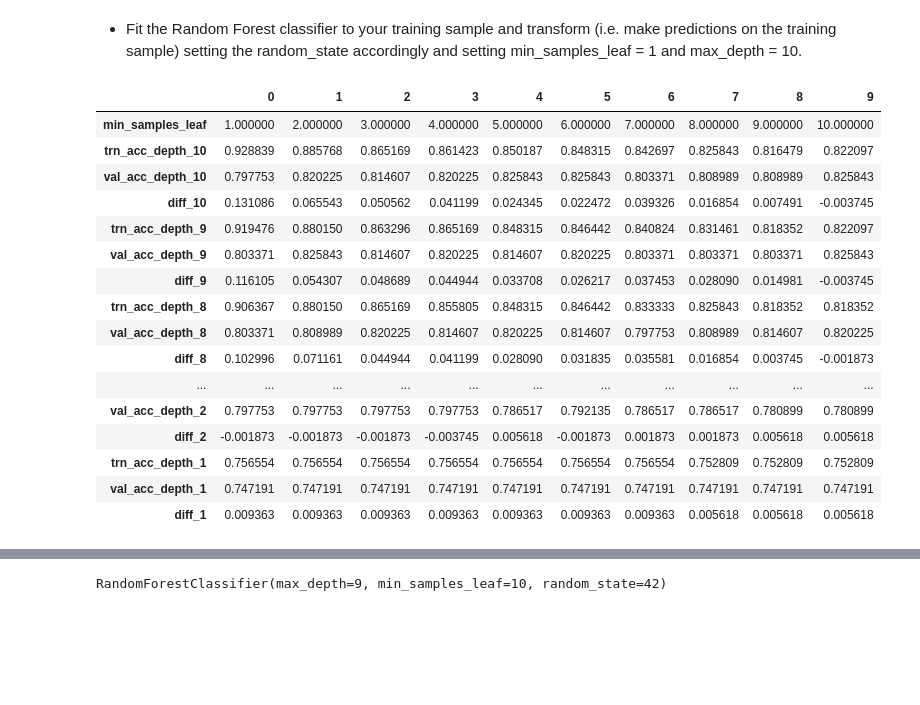
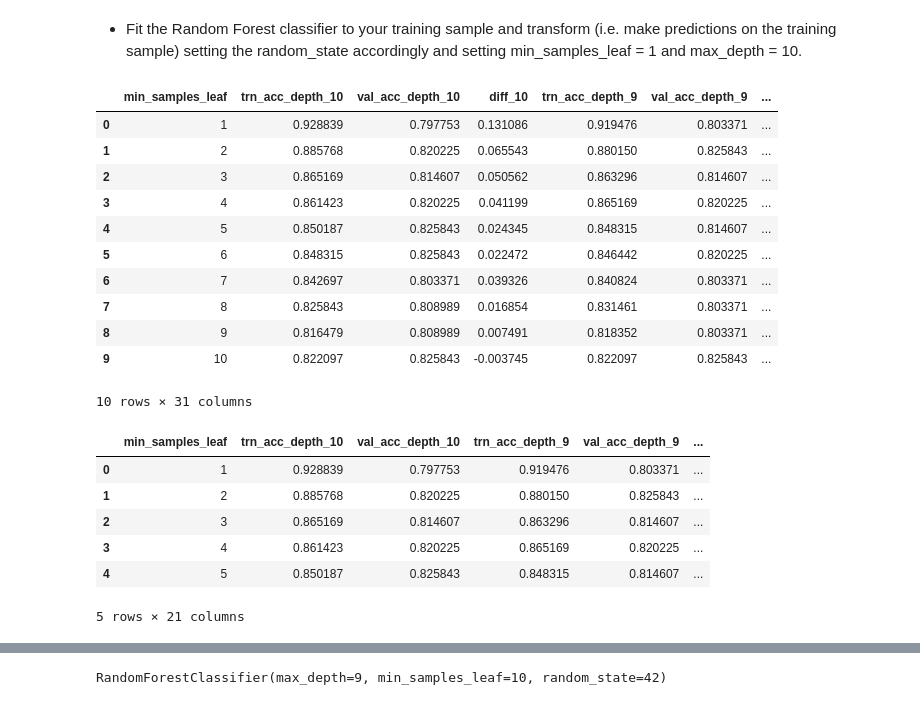
Before and after one commit to corey-hermesch/classification-exercises, a Jupyter notebook: random_forests.ipynb, the cells around one changed output, grey strips where cells are left out. Cells and saved outputs as stored; diff of their text form; code cells hidden in the pictures; blank space fills up the shorter version.

```diff
--- a/random_forests.ipynb
+++ b/random_forests.ipynb
@@ -190,22 +194,29 @@ for y in range(10, 0, -1): # max_depth = 10-1
 # Might have to visualize one depth at a time or one min_samples_leaf at a time (so 10 graphs)
 # %%
 # this one has results with criterion = 'entropy'.  Looks pretty similar
-rf_acc_df.T
+rf_acc_df
 # %% [output]
-|  | 0 | 1 | 2 | 3 | 4 | 5 | 6 | 7 | 8 | 9 |
-| min_samples_leaf | 1.000000 | 2.000000 | 3.000000 | 4.000000 | 5.000000 | 6.000000 | 7.000000 | 8.000000 | 9.000000 | 10.000000 |
-| trn_acc_depth_10 | 0.928839 | 0.885768 | 0.865169 | 0.861423 | 0.850187 | 0.848315 | 0.842697 | 0.825843 | 0.816479 | 0.822097 |
-| val_acc_depth_10 | 0.797753 | 0.820225 | 0.814607 | 0.820225 | 0.825843 | 0.825843 | 0.803371 | 0.808989 | 0.808989 | 0.825843 |
-| diff_10 | 0.131086 | 0.065543 | 0.050562 | 0.041199 | 0.024345 | 0.022472 | 0.039326 | 0.016854 | 0.007491 | -0.003745 |
-| trn_acc_depth_9 | 0.919476 | 0.880150 | 0.863296 | 0.865169 | 0.848315 | 0.846442 | 0.840824 | 0.831461 | 0.818352 | 0.822097 |
-| val_acc_depth_9 | 0.803371 | 0.825843 | 0.814607 | 0.820225 | 0.814607 | 0.820225 | 0.803371 | 0.803371 | 0.803371 | 0.825843 |
-| diff_9 | 0.116105 | 0.054307 | 0.048689 | 0.044944 | 0.033708 | 0.026217 | 0.037453 | 0.028090 | 0.014981 | -0.003745 |
-| trn_acc_depth_8 | 0.906367 | 0.880150 | 0.865169 | 0.855805 | 0.848315 | 0.846442 | 0.833333 | 0.825843 | 0.818352 | 0.818352 |
-| val_acc_depth_8 | 0.803371 | 0.808989 | 0.820225 | 0.814607 | 0.820225 | 0.814607 | 0.797753 | 0.808989 | 0.814607 | 0.820225 |
-| diff_8 | 0.102996 | 0.071161 | 0.044944 | 0.041199 | 0.028090 | 0.031835 | 0.035581 | 0.016854 | 0.003745 | -0.001873 |
-| ... | ... | ... | ... | ... | ... | ... | ... | ... | ... | ... |
-| val_acc_depth_2 | 0.797753 | 0.797753 | 0.797753 | 0.797753 | 0.786517 | 0.792135 | 0.786517 | 0.786517 | 0.780899 | 0.780899 |
-| diff_2 | -0.001873 | -0.001873 | -0.001873 | -0.003745 | 0.005618 | -0.001873 | 0.001873 | 0.001873 | 0.005618 | 0.005618 |
-| trn_acc_depth_1 | 0.756554 | 0.756554 | 0.756554 | 0.756554 | 0.756554 | 0.756554 | 0.756554 | 0.752809 | 0.752809 | 0.752809 |
-| val_acc_depth_1 | 0.747191 | 0.747191 | 0.747191 | 0.747191 | 0.747191 | 0.747191 | 0.747191 | 0.747191 | 0.747191 | 0.747191 |
-| diff_1 | 0.009363 | 0.009363 | 0.009363 | 0.009363 | 0.009363 | 0.009363 | 0.009363 | 0.005618 | 0.005618 | 0.005618 |
+|  | min_samples_leaf | trn_acc_depth_10 | val_acc_depth_10 | diff_10 | trn_acc_depth_9 | val_acc_depth_9 | ... |
+| 0 | 1 | 0.928839 | 0.797753 | 0.131086 | 0.919476 | 0.803371 | ... |
+| 1 | 2 | 0.885768 | 0.820225 | 0.065543 | 0.880150 | 0.825843 | ... |
+| 2 | 3 | 0.865169 | 0.814607 | 0.050562 | 0.863296 | 0.814607 | ... |
+| 3 | 4 | 0.861423 | 0.820225 | 0.041199 | 0.865169 | 0.820225 | ... |
+| 4 | 5 | 0.850187 | 0.825843 | 0.024345 | 0.848315 | 0.814607 | ... |
+| 5 | 6 | 0.848315 | 0.825843 | 0.022472 | 0.846442 | 0.820225 | ... |
+| 6 | 7 | 0.842697 | 0.803371 | 0.039326 | 0.840824 | 0.803371 | ... |
+| 7 | 8 | 0.825843 | 0.808989 | 0.016854 | 0.831461 | 0.803371 | ... |
+| 8 | 9 | 0.816479 | 0.808989 | 0.007491 | 0.818352 | 0.803371 | ... |
+| 9 | 10 | 0.822097 | 0.825843 | -0.003745 | 0.822097 | 0.825843 | ... |
+10 rows × 31 columns
+# %%
+drop_columns = ['diff_10','diff_9','diff_8','diff_7','diff_6','diff_5','diff_4','diff_3','diff_2','diff_1']
+results_df = rf_acc_df.drop(columns=drop_columns)
+results_df.head()
+# %% [output]
+|  | min_samples_leaf | trn_acc_depth_10 | val_acc_depth_10 | trn_acc_depth_9 | val_acc_depth_9 | ... |
+| 0 | 1 | 0.928839 | 0.797753 | 0.919476 | 0.803371 | ... |
+| 1 | 2 | 0.885768 | 0.820225 | 0.880150 | 0.825843 | ... |
+| 2 | 3 | 0.865169 | 0.814607 | 0.863296 | 0.814607 | ... |
+| 3 | 4 | 0.861423 | 0.820225 | 0.865169 | 0.820225 | ... |
+| 4 | 5 | 0.850187 | 0.825843 | 0.848315 | 0.814607 | ... |
+5 rows × 21 columns
```
Also changed, not shown: parts of 3 cells of this notebook, 4 other files.
